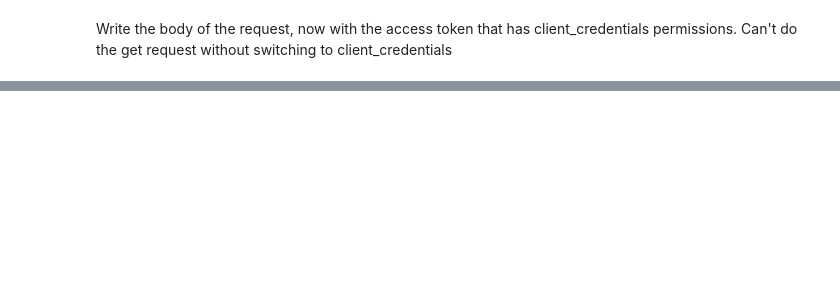
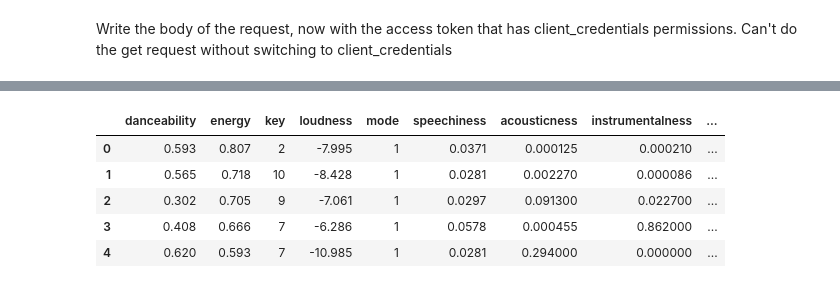
Before and after one commit to laurenlsun/spotify, a Jupyter notebook: github spotify version.ipynb, the cells around one changed output, grey strips where cells are left out. Cells and saved outputs as stored; diff of their text form; code cells hidden in the pictures; blank space fills up the shorter version.

```diff
--- a/github spotify version.ipynb
+++ b/github spotify version.ipynb
@@ -287,3 +348,13 @@ afdf['error'][0]
+# %%
+i95_af = pd.DataFrame(i95_feature_dicts)
+i95_af.head()
+# %% [output]
+|  | danceability | energy | key | loudness | mode | speechiness | acousticness | instrumentalness | ... |
+| 0 | 0.593 | 0.807 | 2 | -7.995 | 1 | 0.0371 | 0.000125 | 0.000210 | ... |
+| 1 | 0.565 | 0.718 | 10 | -8.428 | 1 | 0.0281 | 0.002270 | 0.000086 | ... |
+| 2 | 0.302 | 0.705 | 9 | -7.061 | 1 | 0.0297 | 0.091300 | 0.022700 | ... |
+| 3 | 0.408 | 0.666 | 7 | -6.286 | 1 | 0.0578 | 0.000455 | 0.862000 | ... |
+| 4 | 0.620 | 0.593 | 7 | -10.985 | 1 | 0.0281 | 0.294000 | 0.000000 | ... |
 # %%
 import matplotlib.pyplot as plt
 # %%
```
Also changed, not shown: parts of 67 cells of this notebook.
